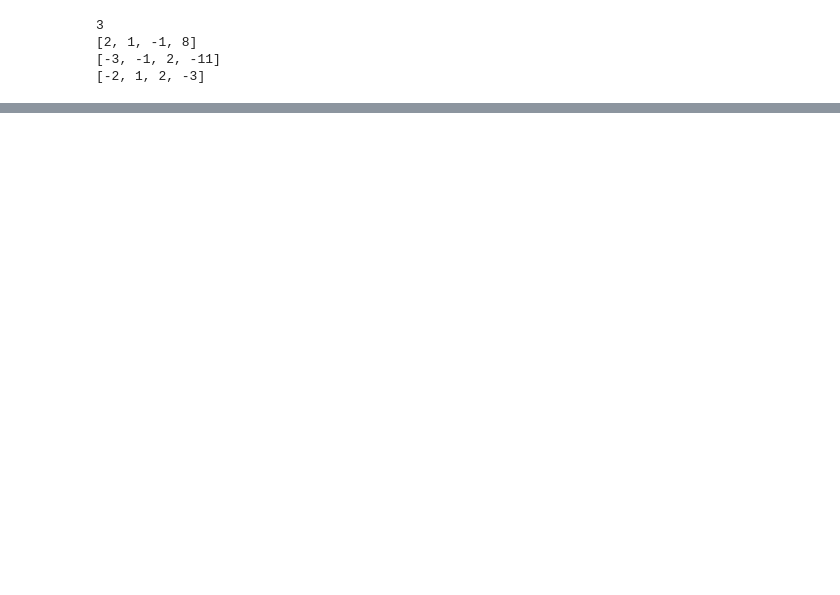
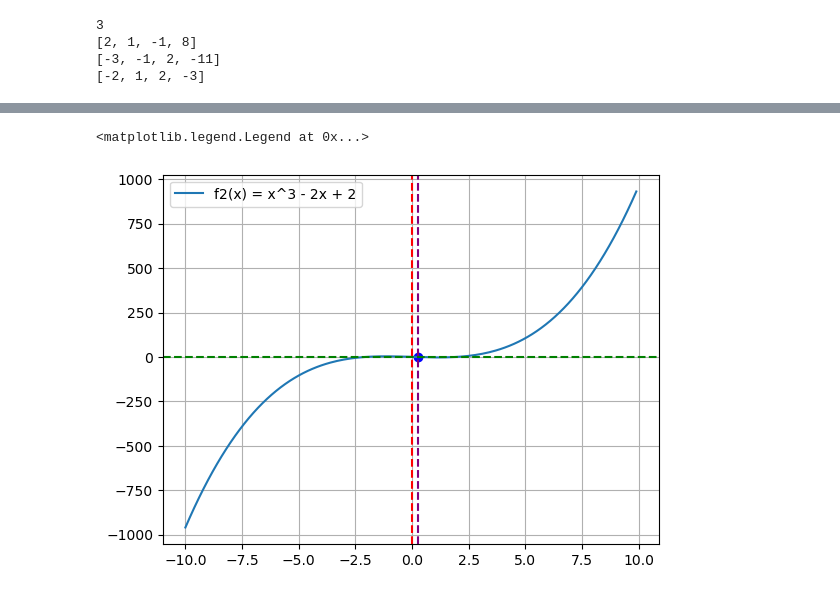
Before and after one commit to SparksFlash/Numerical-methods, a Jupyter notebook: 1. Roots of High-Degree Equations/Test.ipynb, the cells around one changed output, grey strips where cells are left out. Cells and saved outputs as stored; diff of their text form; code cells hidden in the pictures; blank space fills up the shorter version.

Commit message:
Numerical-methods

```diff
--- a/1. Roots of High-Degree Equations/Test.ipynb
+++ b/1. Roots of High-Degree Equations/Test.ipynb
@@ -45,3 +45,38 @@ gauss_jordan(arr,N)
 2.0
 3.0
 -1.0
+# %%
+import numpy as np
+import matplotlib.pyplot as plt
+
+def f2(x):
+    return x**3 - 4 * x +1
+
+def g2(x):
+    return (x ** 3 + 1) / 4
+
+def iteration_method(g, x, tol = 1e-5,max_iter = 100):
+    for i in range(max_iter):
+        x_new = g(x)
+        if(x_new - x) < tol:
+            return x_new
+        x = x_new
+    raise ValueError("Not convergse")
+
+root = iteration_method(g2, 0)
+
+
+x = np.arange(-10, 10, 0.1)
+
+plt.plot(x, f2(x), label='f2(x) = x^3 - 2x + 2')
+plt.scatter(root,f2(root), color='blue')
+plt.axvline(root,color='purple',linestyle='--')
+
+plt.axvline(0,color='red',linestyle='--')
+plt.axhline(0,color='green',linestyle='--')
+
+plt.grid()
+plt.legend()
+# %% [output]
+<matplotlib.legend.Legend at 0x...>
+[figure, added]
```
Also changed, not shown: parts of 4 cells of this notebook, 1 other file.
